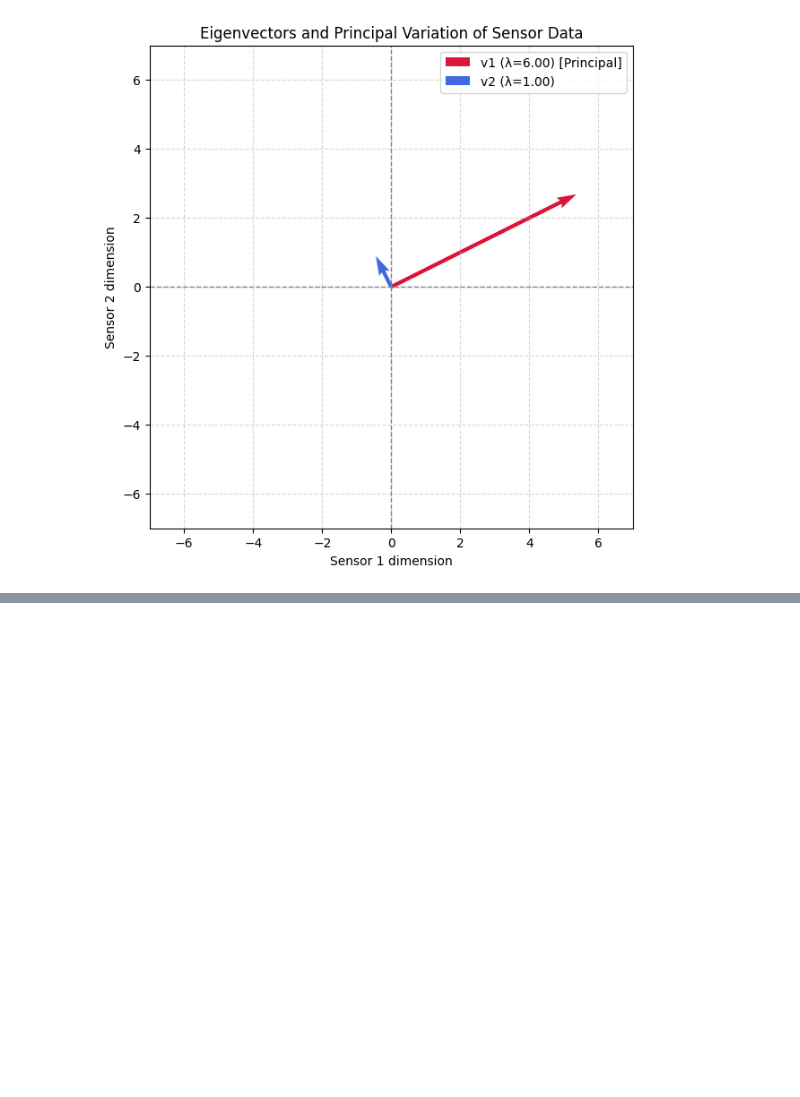
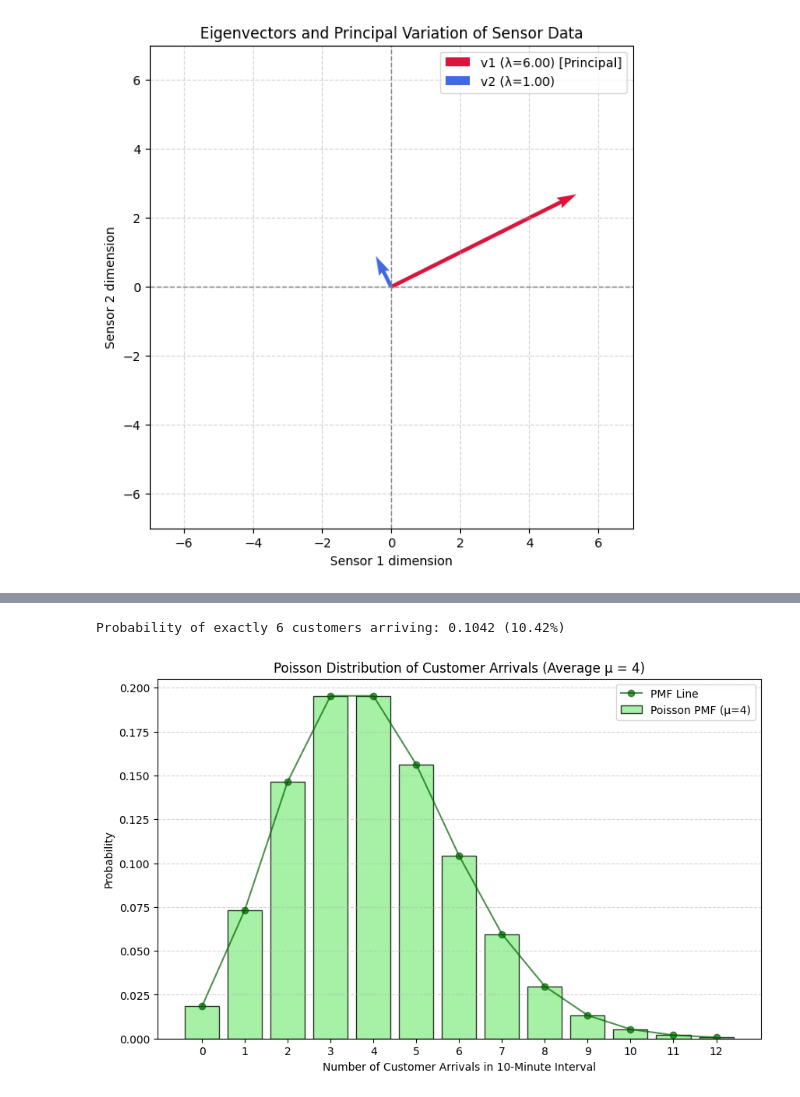
Before and after one commit to bollepallideepthi/CSA47-DeepLearning, a Jupyter notebook: DL_Program's.ipynb, the cells around one changed output, grey strips where cells are left out. Saved outputs shown, nothing was run; the diff lists cells and outputs as text; code cells hidden in the pictures; blank space fills up the shorter version.

```diff
--- a/DL_Program's.ipynb
+++ b/DL_Program's.ipynb
@@ -517,0 +581,26 @@ Eigenvector v2 = [-0.4472136   0.89442719]
+# %%
+import numpy as np
+import matplotlib.pyplot as plt
+from scipy.stats import poisson
+
+mu = 4
+
+prob_6_arrivals = poisson.pmf(6, mu)
+print(f"Probability of exactly 6 customers arriving: {prob_6_arrivals:.4f} ({prob_6_arrivals*100:.2f}%)\n")
+
+x = np.arange(0, 13)
+pmf_values = poisson.pmf(x, mu)
+
+plt.figure(figsize=(10, 6))
+plt.bar(x, pmf_values, color='lightgreen', edgecolor='black', alpha=0.8, label='Poisson PMF (μ=4)')
+plt.plot(x, pmf_values, color='darkgreen', marker='o', linestyle='-', alpha=0.7, label='PMF Line')
+plt.title('Poisson Distribution of Customer Arrivals (Average μ = 4)')
+plt.xlabel('Number of Customer Arrivals in 10-Minute Interval')
+plt.ylabel('Probability')
+plt.xticks(x)
+plt.grid(axis='y', linestyle='--', alpha=0.5)
+plt.legend()
+plt.show()
+# %% [output]
+Probability of exactly 6 customers arriving: 0.1042 (10.42%)
+[figure, added]
```
Also changed, not shown: parts of 5 cells of this notebook.
